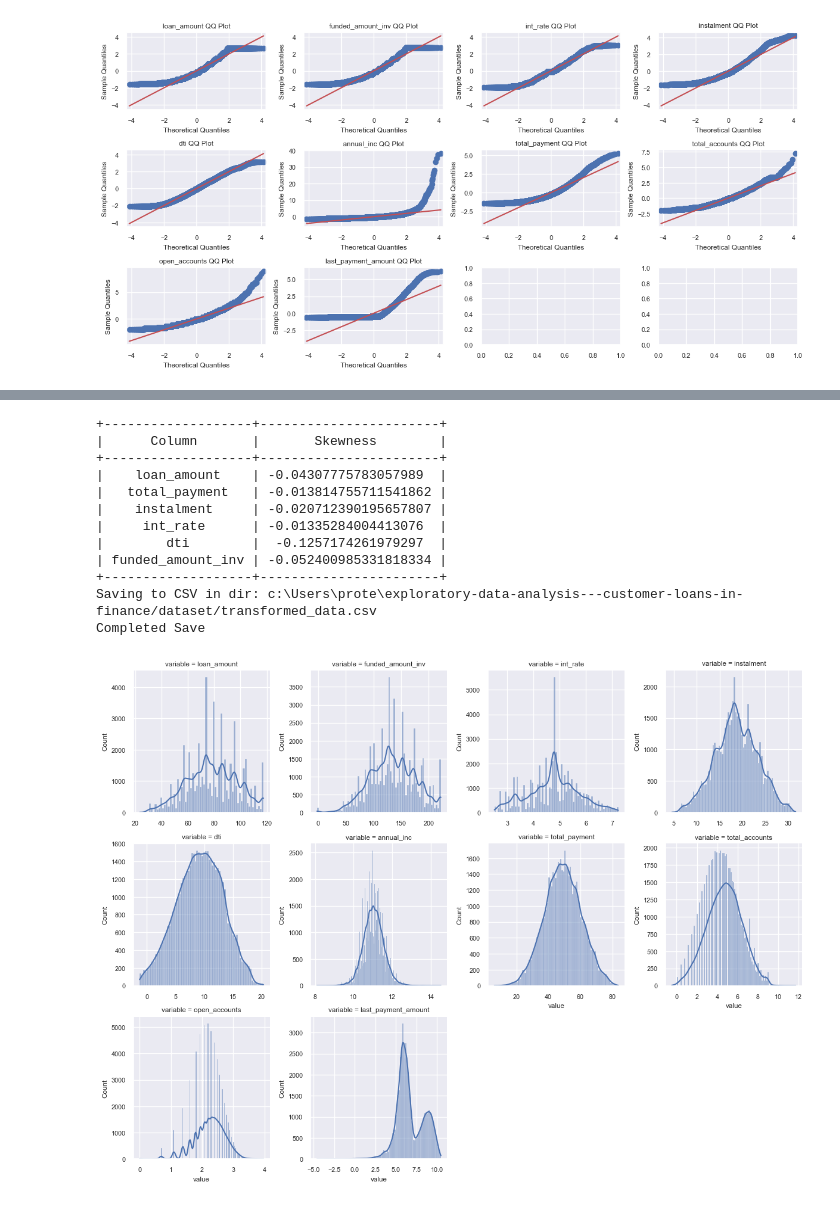
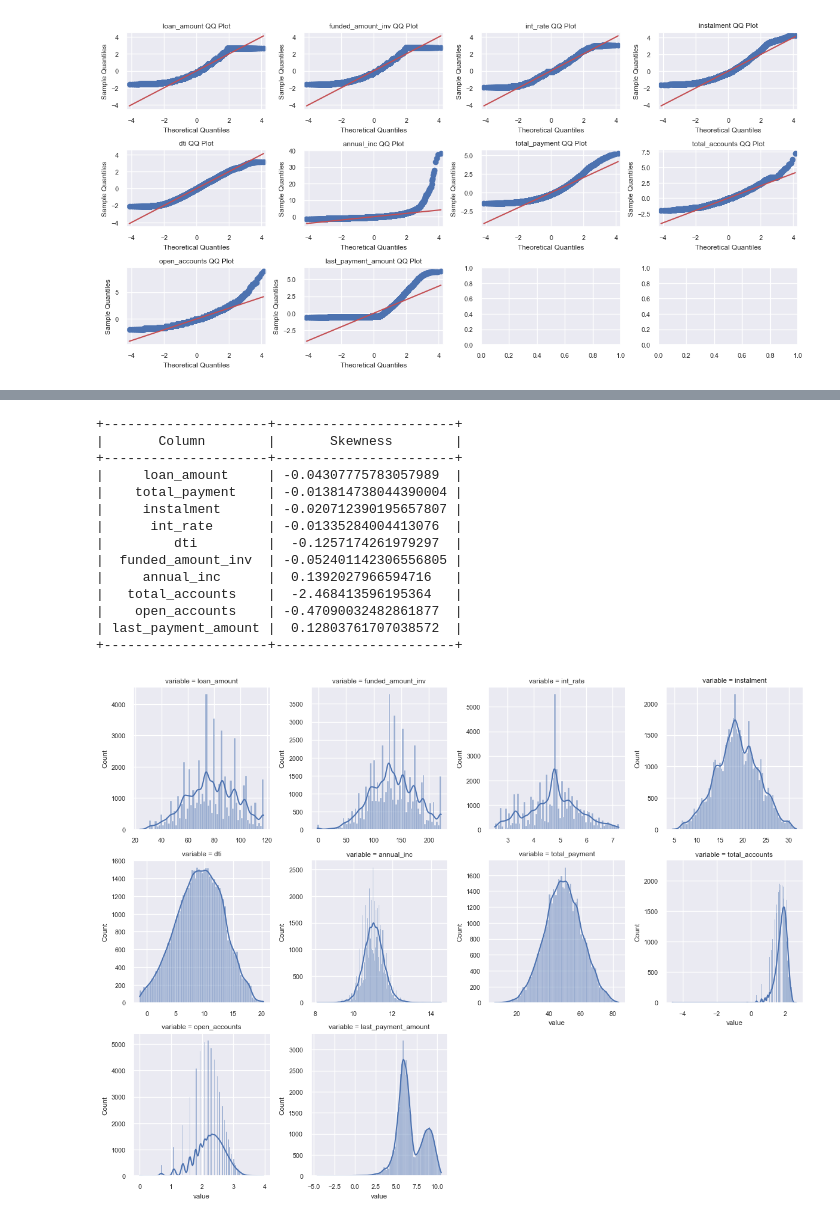
Before and after one commit to stealthchopper2k/exploratory-data-analysis---customer-loans-in-finance, a Jupyter notebook: main.ipynb, the cells around one changed output, grey strips where cells are left out. Cells and saved outputs as stored; diff of their text form; code cells hidden in the pictures.

```diff
--- a/main.ipynb
+++ b/main.ipynb
@@ -249,28 +195,36 @@ plt.multi_hist_plot(numerical_cols)
 # %%
 # Now the skew values are closer to 0 and we can apply
 # Box cox transform
 t_form.box_cox_transform(
     ['loan_amount', 'instalment', 'int_rate', 'total_accounts', 'dti', 'funded_amount_inv', 'total_payment'])
 
+# Reduce impact of outliers
+log_transform_cols = ['annual_inc', 'total_accounts',
+                      'open_accounts', 'last_payment_amount']
+
+t_form.log_transform(log_transform_cols)
+
 Info.skew_data(
-    ['loan_amount', 'total_payment', 'instalment', 'int_rate', 'dti', 'funded_amount_inv'])
+    ['loan_amount', 'total_payment', 'instalment', 'int_rate', 'dti', 'funded_amount_inv', 'annual_inc', 'total_accounts', 'open_accounts', 'last_payment_amount'])
 
-RDSDatabaseConnector.save_to_csv(t_form.df, "transformed_data.csv")
+
 plt.multi_hist_plot(numerical_cols)
 # %% [output]
-+-------------------+-----------------------+
-|      Column       |       Skewness        |
-+-------------------+-----------------------+
-|    loan_amount    | -0.04307775783057989  |
-|   total_payment   | -0.013814755711541862 |
-|    instalment     | -0.020712390195657807 |
-|     int_rate      | -0.01335284004413076  |
-|        dti        |  -0.1257174261979297  |
-| funded_amount_inv | -0.052400985331818334 |
-+-------------------+-----------------------+
-Saving to CSV in dir: c:\Users\prote\exploratory-data-analysis---customer-loans-in-finance/dataset/transformed_data.csv
-Completed Save
++---------------------+-----------------------+
+|       Column        |       Skewness        |
++---------------------+-----------------------+
+|     loan_amount     | -0.04307775783057989  |
+|    total_payment    | -0.013814738044390004 |
+|     instalment      | -0.020712390195657807 |
+|      int_rate       | -0.01335284004413076  |
+|         dti         |  -0.1257174261979297  |
+|  funded_amount_inv  | -0.052401142306556805 |
+|     annual_inc      |  0.1392027966594716   |
+|   total_accounts    |  -2.468413596195364   |
+|    open_accounts    | -0.47090032482861877  |
+| last_payment_amount |  0.12803761707038572  |
++---------------------+-----------------------+
-[figure, old version]
+[figure, new version]
 # %%
 plt.multi_qq_plot(numerical_cols)
 # %% [output]
```
Also changed, not shown: parts of 20 cells of this notebook, 5 other files.
